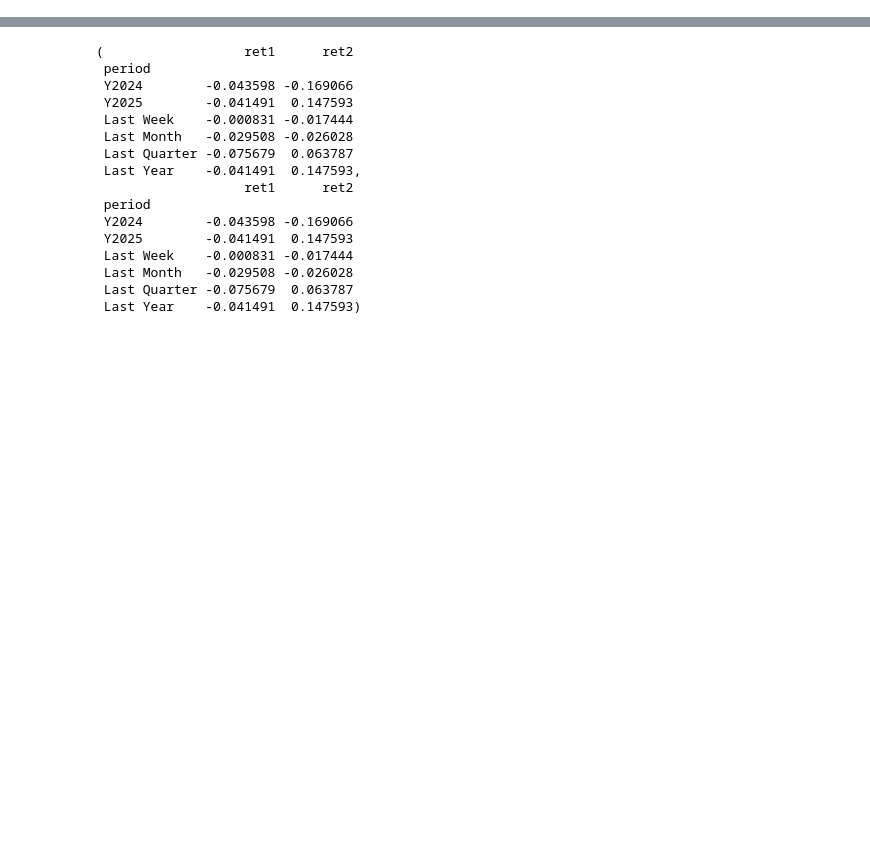
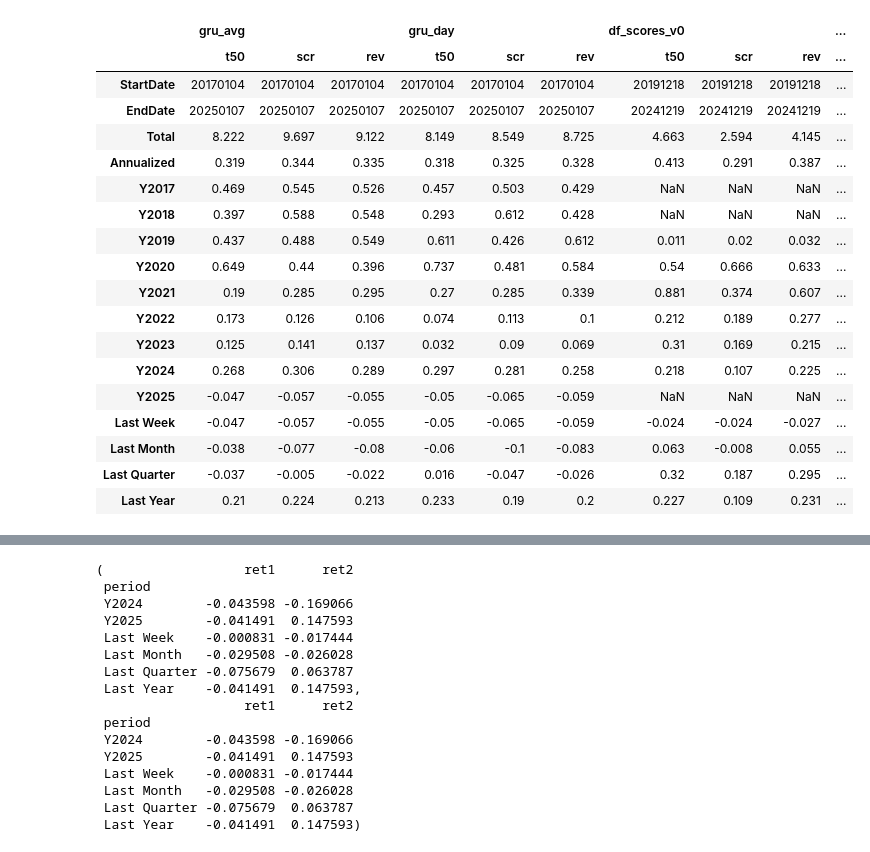
Before and after one commit to mengkjin/learndl, a Jupyter notebook: main.ipynb, the cells around one changed output, grey strips where cells are left out. Drawn from its saved outputs; the diff is of its cells as text; code cells hidden in the pictures; blank space fills up the shorter version.

```diff
--- a/main.ipynb
+++ b/main.ipynb
@@ -0,0 +10,4 @@
+# %%
+from src.api.summary import SummaryAPI
+SummaryAPI.update()
+# %% [output]
@@ -0,0 +16,19 @@
+|  | gru_avg |  |  | gru_day |  |  | df_scores_v0 |  |  | ... |
+|  | t50 | scr | rev | t50 | scr | rev | t50 | scr | rev | ... |
+| StartDate | 20170104 | 20170104 | 20170104 | 20170104 | 20170104 | 20170104 | 20191218 | 20191218 | 20191218 | ... |
+| EndDate | 20250107 | 20250107 | 20250107 | 20250107 | 20250107 | 20250107 | 20241219 | 20241219 | 20241219 | ... |
+| Total | 8.222 | 9.697 | 9.122 | 8.149 | 8.549 | 8.725 | 4.663 | 2.594 | 4.145 | ... |
+| Annualized | 0.319 | 0.344 | 0.335 | 0.318 | 0.325 | 0.328 | 0.413 | 0.291 | 0.387 | ... |
+| Y2017 | 0.469 | 0.545 | 0.526 | 0.457 | 0.503 | 0.429 | NaN | NaN | NaN | ... |
+| Y2018 | 0.397 | 0.588 | 0.548 | 0.293 | 0.612 | 0.428 | NaN | NaN | NaN | ... |
+| Y2019 | 0.437 | 0.488 | 0.549 | 0.611 | 0.426 | 0.612 | 0.011 | 0.02 | 0.032 | ... |
+| Y2020 | 0.649 | 0.44 | 0.396 | 0.737 | 0.481 | 0.584 | 0.54 | 0.666 | 0.633 | ... |
+| Y2021 | 0.19 | 0.285 | 0.295 | 0.27 | 0.285 | 0.339 | 0.881 | 0.374 | 0.607 | ... |
+| Y2022 | 0.173 | 0.126 | 0.106 | 0.074 | 0.113 | 0.1 | 0.212 | 0.189 | 0.277 | ... |
+| Y2023 | 0.125 | 0.141 | 0.137 | 0.032 | 0.09 | 0.069 | 0.31 | 0.169 | 0.215 | ... |
+| Y2024 | 0.268 | 0.306 | 0.289 | 0.297 | 0.281 | 0.258 | 0.218 | 0.107 | 0.225 | ... |
+| Y2025 | -0.047 | -0.057 | -0.055 | -0.05 | -0.065 | -0.059 | NaN | NaN | NaN | ... |
+| Last Week | -0.047 | -0.057 | -0.055 | -0.05 | -0.065 | -0.059 | -0.024 | -0.024 | -0.027 | ... |
+| Last Month | -0.038 | -0.077 | -0.08 | -0.06 | -0.1 | -0.083 | 0.063 | -0.008 | 0.055 | ... |
+| Last Quarter | -0.037 | -0.005 | -0.022 | 0.016 | -0.047 | -0.026 | 0.32 | 0.187 | 0.295 | ... |
+| Last Year | 0.21 | 0.224 | 0.213 | 0.233 | 0.19 | 0.2 | 0.227 | 0.109 | 0.231 | ... |
```
Also changed, not shown: parts of 3 cells of this notebook.
